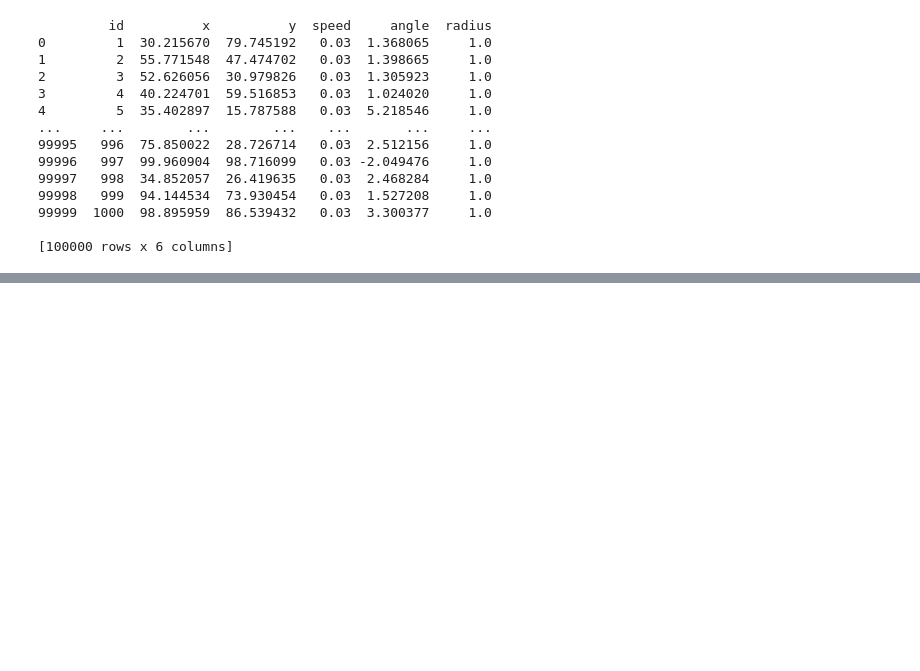
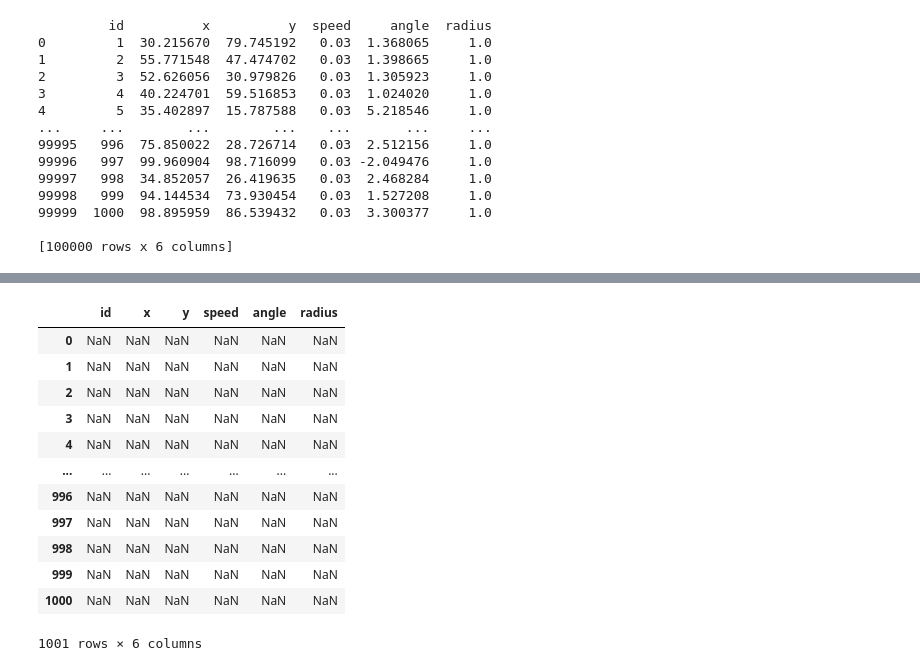
Before and after one commit to JuArce/SS_TP2, a Jupyter notebook: data_analysis/OvitoExporter.ipynb, the cells around one changed output, grey strips where cells are left out. Cells and saved outputs as stored; diff of their text form; code cells hidden in the pictures; blank space fills up the shorter version.

```diff
--- a/data_analysis/OvitoExporter.ipynb
+++ b/data_analysis/OvitoExporter.ipynb
@@ -128,0 +110,20 @@ join_data.to_csv("./resources/ovito_exporter.csv",sep=' ', index=False, header=F
+# %%
+import csv
+join_data = join_data.sort_index().reset_index(drop=True)
+aux_i = 0
+aux_data = pd.DataFrame(columns=join_data.columns,index=range(0,max_id+1))
+aux_data
+# %% [output]
+|  | id | x | y | speed | angle | radius |
+| 0 | NaN | NaN | NaN | NaN | NaN | NaN |
+| 1 | NaN | NaN | NaN | NaN | NaN | NaN |
+| 2 | NaN | NaN | NaN | NaN | NaN | NaN |
+| 3 | NaN | NaN | NaN | NaN | NaN | NaN |
+| 4 | NaN | NaN | NaN | NaN | NaN | NaN |
+| ... | ... | ... | ... | ... | ... | ... |
+| 996 | NaN | NaN | NaN | NaN | NaN | NaN |
+| 997 | NaN | NaN | NaN | NaN | NaN | NaN |
+| 998 | NaN | NaN | NaN | NaN | NaN | NaN |
+| 999 | NaN | NaN | NaN | NaN | NaN | NaN |
+| 1000 | NaN | NaN | NaN | NaN | NaN | NaN |
+1001 rows × 6 columns
```
Also changed, not shown: parts of 8 cells of this notebook.
